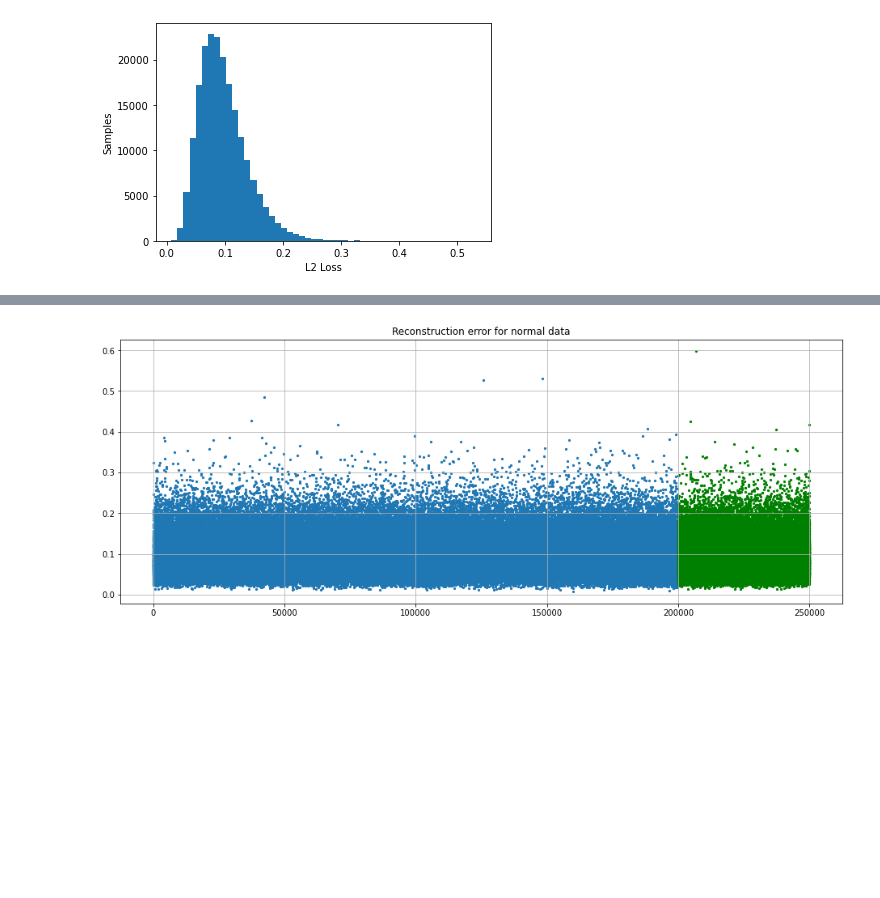
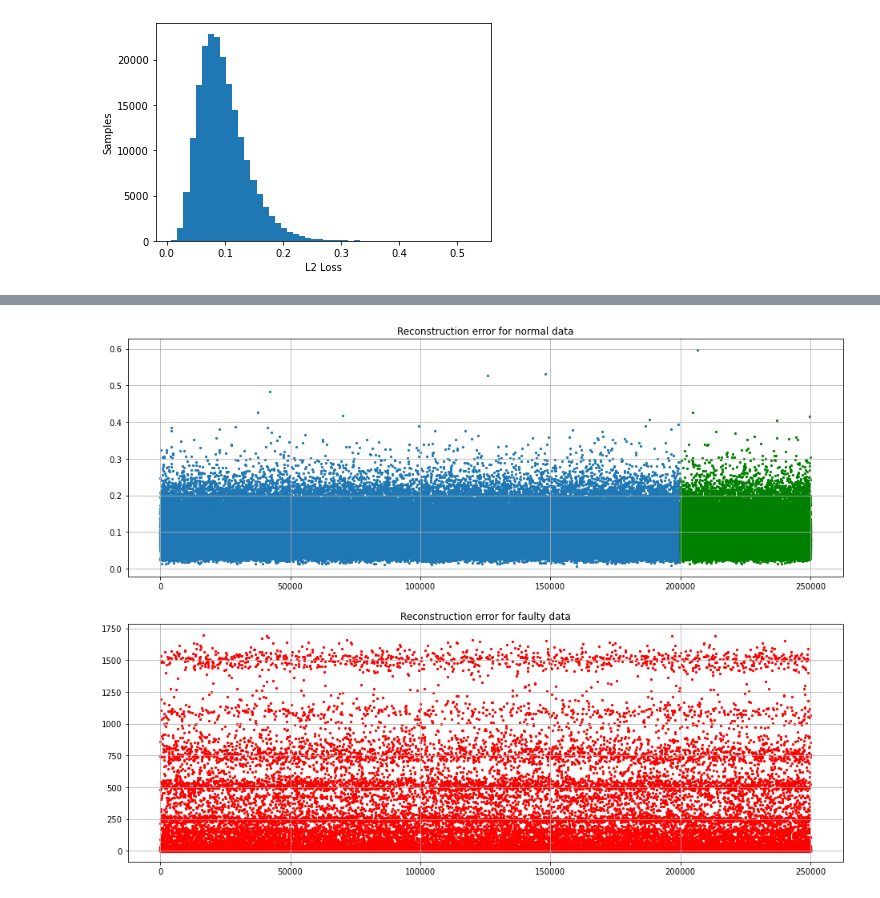
Before and after one commit to antonionicampos/anomaly-detection, a Jupyter notebook: model_training.ipynb, the cells around one changed output, grey strips where cells are left out. Drawn from its saved outputs; the diff is of its cells as text; code cells hidden in the pictures; blank space fills up the shorter version.

Commit message:
add new plots & SVM to fault detection

```diff
--- a/model_training.ipynb
+++ b/model_training.ipynb
@@ -153,17 +185,33 @@ plt.show()
 # %%
-# Run model for normal simulation
+# Run model for normal and faulty simulation
+# Train data
 reconstructions = model.predict(train_data)
 train_loss = tf.keras.losses.mse(reconstructions, train_data)
 
+# Valid data
 valid_reconstructions = model.predict(valid_data)
 valid_loss = tf.keras.losses.mse(valid_reconstructions, valid_data)
 
-plt.figure(figsize=(16, 6))
-plt.grid()
-plt.scatter(np.arange(200000), train_loss, s=5)
-plt.scatter(np.arange(200001, 250001), valid_loss, color='g', s=5)
-plt.title(f'Reconstruction error for normal data')
+# Fault data
+faulty_data = faulty[faulty['sample'] > 20].iloc[:, 3:].sample(n=250000)
+faulty_data = (faulty_data - mean) / std
+faulty_data = tf.cast(faulty_data.values, tf.float32)
+faulty_reconstructions = model.predict(faulty_data)
+faulty_loss = tf.keras.losses.mse(faulty_reconstructions, faulty_data)
+
+# Reconstruction error plot
+fig, axs = plt.subplots(2, 1, figsize=(16, 12))
+
+axs[0].scatter(np.arange(200000), train_loss, s=5)
+axs[0].scatter(np.arange(200001, 250001), valid_loss, color='g', s=5)
+axs[0].set_title('Reconstruction error for normal data')
+axs[0].grid()
+
+axs[1].scatter(np.arange(faulty_loss.shape[0]), faulty_loss, color='r', s=5)
+axs[1].set_title('Reconstruction error for faulty data')
+axs[1].grid()
+
 plt.show()
 # %% [output]
-[figure, old version]
+[figure, new version]
 # %%
```
Also changed, not shown: parts of 18 cells of this notebook.
